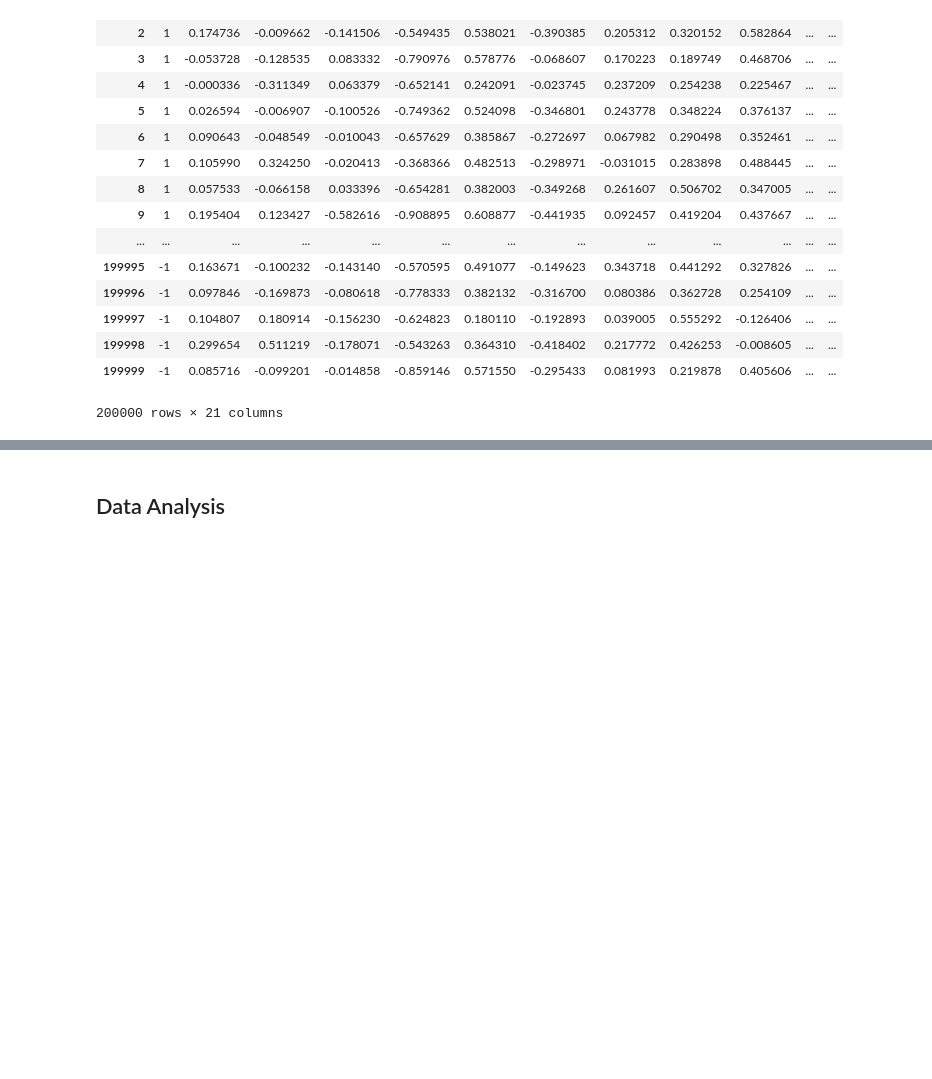
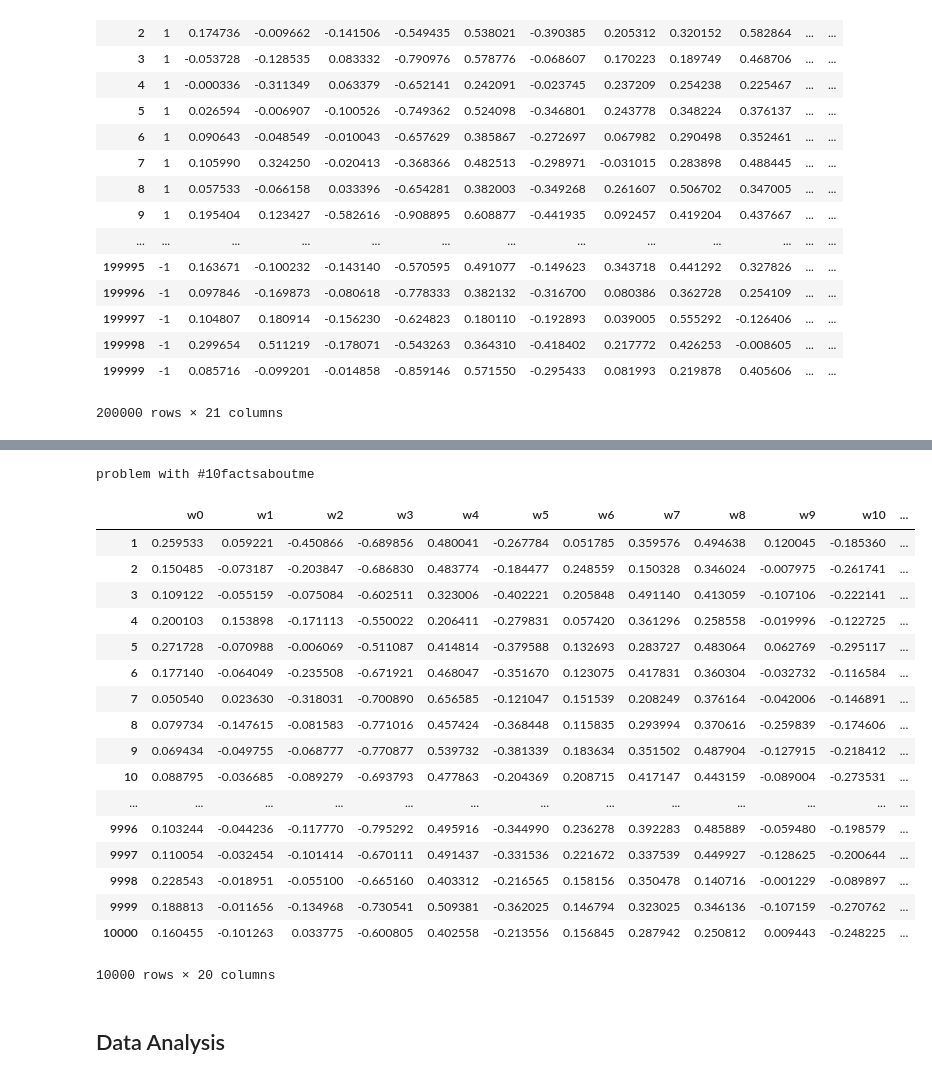
Before and after one commit to Krysis789/MLproject2, a Jupyter notebook: Notebook_Project2.ipynb, the cells around one changed output, grey strips where cells are left out. Cells and saved outputs as stored; diff of their text form; code cells hidden in the pictures; blank space fills up the shorter version.

Commit message:
same representation applied to test set

```diff
--- a/Notebook_Project2.ipynb
+++ b/Notebook_Project2.ipynb
@@ -272,3 +281,31 @@ train
+# %%
+test["w"] = test["Tweets"].apply(lambda x: representation(x))
+test[col] = test["w"].apply(pd.Series)
+test.drop("w",axis=1,inplace=True)
+test.drop("Tweets",axis=1,inplace=True)
+# %% [output]
+problem with #10factsaboutme
+# %%
+test
+# %% [output]
+|  | w0 | w1 | w2 | w3 | w4 | w5 | w6 | w7 | w8 | w9 | w10 | ... |
+| 1 | 0.259533 | 0.059221 | -0.450866 | -0.689856 | 0.480041 | -0.267784 | 0.051785 | 0.359576 | 0.494638 | 0.120045 | -0.185360 | ... |
+| 2 | 0.150485 | -0.073187 | -0.203847 | -0.686830 | 0.483774 | -0.184477 | 0.248559 | 0.150328 | 0.346024 | -0.007975 | -0.261741 | ... |
+| 3 | 0.109122 | -0.055159 | -0.075084 | -0.602511 | 0.323006 | -0.402221 | 0.205848 | 0.491140 | 0.413059 | -0.107106 | -0.222141 | ... |
+| 4 | 0.200103 | 0.153898 | -0.171113 | -0.550022 | 0.206411 | -0.279831 | 0.057420 | 0.361296 | 0.258558 | -0.019996 | -0.122725 | ... |
+| 5 | 0.271728 | -0.070988 | -0.006069 | -0.511087 | 0.414814 | -0.379588 | 0.132693 | 0.283727 | 0.483064 | 0.062769 | -0.295117 | ... |
+| 6 | 0.177140 | -0.064049 | -0.235508 | -0.671921 | 0.468047 | -0.351670 | 0.123075 | 0.417831 | 0.360304 | -0.032732 | -0.116584 | ... |
+| 7 | 0.050540 | 0.023630 | -0.318031 | -0.700890 | 0.656585 | -0.121047 | 0.151539 | 0.208249 | 0.376164 | -0.042006 | -0.146891 | ... |
+| 8 | 0.079734 | -0.147615 | -0.081583 | -0.771016 | 0.457424 | -0.368448 | 0.115835 | 0.293994 | 0.370616 | -0.259839 | -0.174606 | ... |
+| 9 | 0.069434 | -0.049755 | -0.068777 | -0.770877 | 0.539732 | -0.381339 | 0.183634 | 0.351502 | 0.487904 | -0.127915 | -0.218412 | ... |
+| 10 | 0.088795 | -0.036685 | -0.089279 | -0.693793 | 0.477863 | -0.204369 | 0.208715 | 0.417147 | 0.443159 | -0.089004 | -0.273531 | ... |
+| ... | ... | ... | ... | ... | ... | ... | ... | ... | ... | ... | ... | ... |
+| 9996 | 0.103244 | -0.044236 | -0.117770 | -0.795292 | 0.495916 | -0.344990 | 0.236278 | 0.392283 | 0.485889 | -0.059480 | -0.198579 | ... |
+| 9997 | 0.110054 | -0.032454 | -0.101414 | -0.670111 | 0.491437 | -0.331536 | 0.221672 | 0.337539 | 0.449927 | -0.128625 | -0.200644 | ... |
+| 9998 | 0.228543 | -0.018951 | -0.055100 | -0.665160 | 0.403312 | -0.216565 | 0.158156 | 0.350478 | 0.140716 | -0.001229 | -0.089897 | ... |
+| 9999 | 0.188813 | -0.011656 | -0.134968 | -0.730541 | 0.509381 | -0.362025 | 0.146794 | 0.323025 | 0.346136 | -0.107159 | -0.270762 | ... |
+| 10000 | 0.160455 | -0.101263 | 0.033775 | -0.600805 | 0.402558 | -0.213556 | 0.156845 | 0.287942 | 0.250812 | 0.009443 | -0.248225 | ... |
+10000 rows × 20 columns
 # %% [markdown]
 ## Data Analysis
 # %% [markdown]
```
Also changed, not shown: parts of 1 cell of this notebook.
